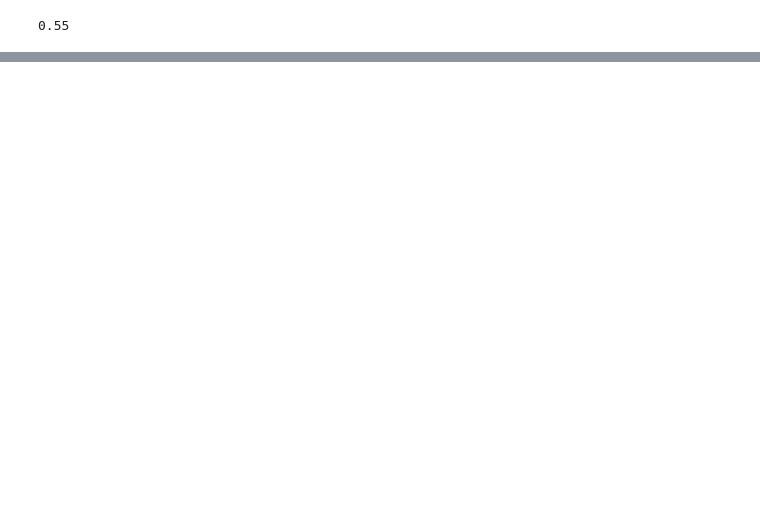
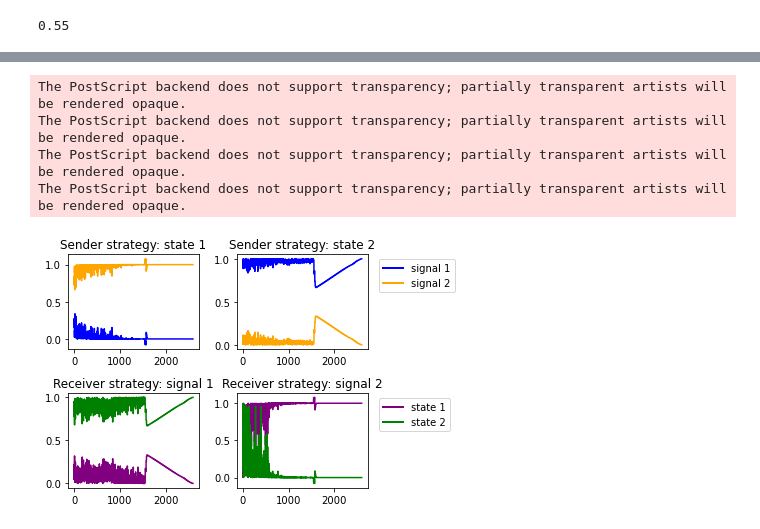
Before and after one commit to nightingal3/signalling-games, a Jupyter notebook: signalling-game.ipynb, the cells around one changed output, grey strips where cells are left out. Drawn from its saved outputs; the diff is of its cells as text; code cells hidden in the pictures; blank space fills up the shorter version.

```diff
--- a/signalling-game.ipynb
+++ b/signalling-game.ipynb
@@ -173,0 +209,60 @@ else:
+# %%
+import matplotlib.pyplot as plt
+from matplotlib.lines import Line2D
+
+import pandas as pd
+import seaborn as sns
+
+# simulations:
+# 1. equal probabilities, equal costs [x]
+# 2. equal probabilities, 10fold difference in costs [x]
+# 3. equal probabilities, 50fold difference in costs [x]
+# 4. unequal probabilities (80/20?), equal costs [x]
+# 5. unequal probabilities (90/10), equal costs [x]
+# 6. unequal probabilities (99/1), equal costs [x]
+# 7. unequal probabilities (80/20), unequal costs (1/10) [x]
+# 8. unequal probabilities (90/10), unequal costs (1/10) [x]
+# 9. unequal probabilities (99/1), unequal costs (1/10) [didn't converge]
+
+def show_evolution_over_time(df: pd.DataFrame) -> None:
+    fig, axs = plt.subplots(ncols=2, nrows=2)
+
+    state_lines = [Line2D([0], [0], color="blue", lw=2),
+                Line2D([0], [0], color="orange", lw=2)]
+    signal_lines = [Line2D([0], [0], color="purple", lw=2),
+                Line2D([0], [0], color="green", lw=2)]
+
+    sns.lineplot(data=df["state_1->signal_1"], dashes=False, ax=axs[0,0], color="blue")
+    sns.lineplot(data=df["state_1->signal_2"], dashes=False, ax=axs[0,0], color="orange")
+    axs[0,0].set_title("Sender strategy: state 1")
+
+    sns.lineplot(data=df["state_2->signal_1"], dashes=False, ax=axs[0, 1], color="blue")
+    sns.lineplot(data=df["state_2->signal_2"], dashes=False, ax=axs[0, 1], color="orange")
+    axs[0,1].legend(state_lines, ["signal 1", "signal 2"], bbox_to_anchor=(1.05, 1), loc='upper left')
+    axs[0,1].set_title("Sender strategy: state 2")
+
+    sns.lineplot(data=df["signal_1->state_1"], dashes=False, ax=axs[1,0], color="purple")
+    sns.lineplot(data=df["signal_1->state_2"], dashes=False, ax=axs[1,0], color="green")
+    axs[1, 0].set_title("Receiver strategy: signal 1")
+
+    sns.lineplot(data=df["signal_2->state_1"], dashes=False, ax=axs[1, 1], color="purple")
+    sns.lineplot(data=df["signal_2->state_2"], dashes=False, ax=axs[1, 1], color="green")
+    axs[1,1].legend(signal_lines, ["state 1", "state 2"], bbox_to_anchor=(1.05, 1), loc='upper left')
+
+    axs[1, 1].set_title("Receiver strategy: signal 2")
+
+    plt.tight_layout()
+    plt.savefig("trial_9.eps")
+    plt.savefig("trial_9.png")
+
+
+df = pd.DataFrame(results, columns=["state_1->signal_1", "state_1->signal_2", "state_2->signal_1", "state_2->signal_2",
+                                       "signal_1->state_1", "signal_1->state_2", "signal_2->state_1", "signal_2->state_2"])
+df.to_csv("trial_9.csv", index=False)
+show_evolution_over_time(df)
+# %% [output]
+The PostScript backend does not support transparency; partially transparent artists will be rendered opaque.
+The PostScript backend does not support transparency; partially transparent artists will be rendered opaque.
+The PostScript backend does not support transparency; partially transparent artists will be rendered opaque.
+The PostScript backend does not support transparency; partially transparent artists will be rendered opaque.
+[figure, added]
```
Also changed, not shown: parts of 2 cells of this notebook, 27 other files.
